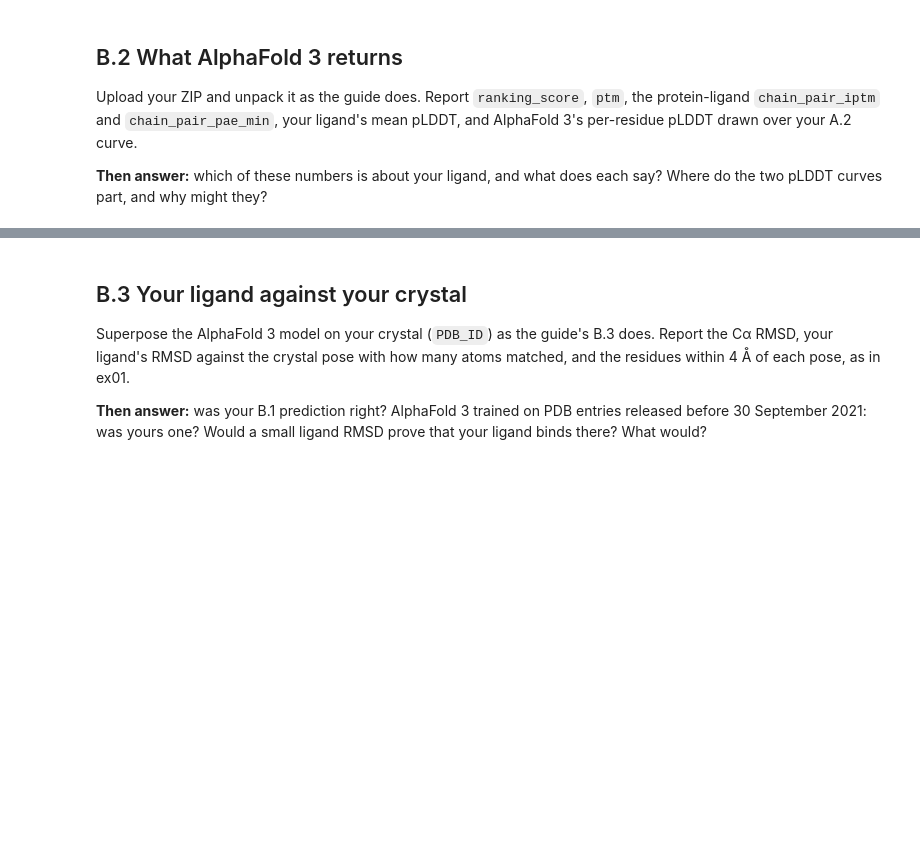
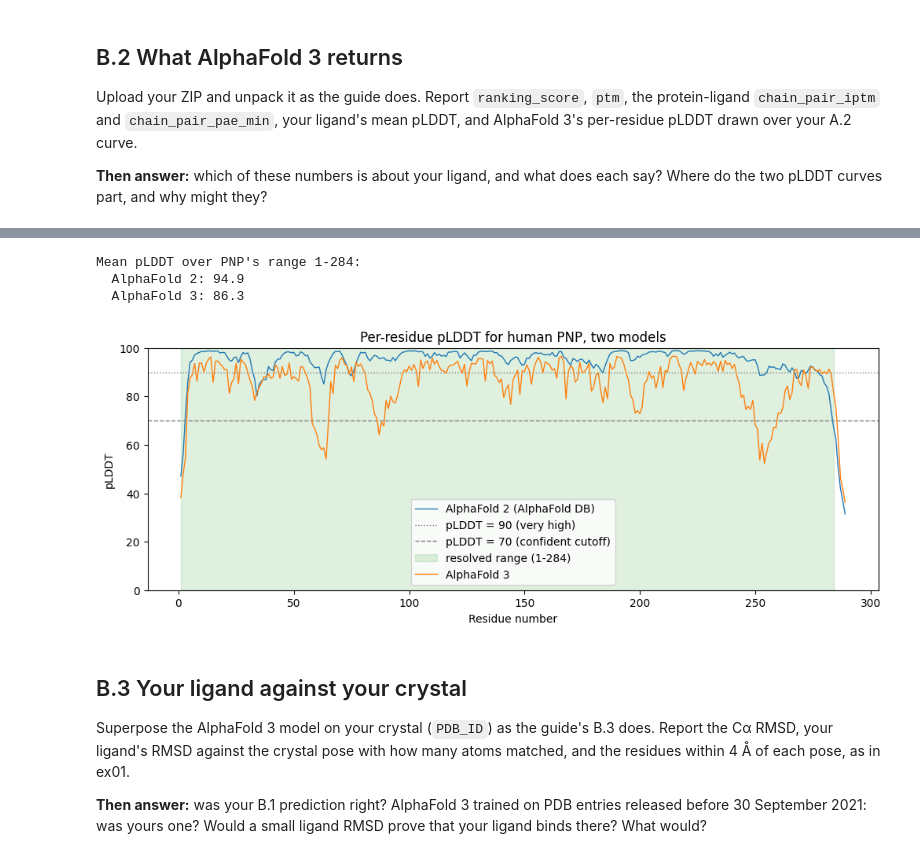
Before and after one commit to Michel-99/my-repo, a Jupyter notebook: ex02/ex02_workbook.ipynb, the cells around one changed output, grey strips where cells are left out. Drawn from its saved outputs; the diff is of its cells as text; code cells hidden in the pictures; blank space fills up the shorter version.

```diff
--- a/ex02/ex02_workbook.ipynb
+++ b/ex02/ex02_workbook.ipynb
@@ -179,3 +681,20 @@ do the two pLDDT curves part, and why might they?
+# %%
+# Let's re-run the comparison plot with the correct PNP crystal limits highlighted!
+print(f"Mean pLDDT over PNP's range {CRYSTAL_START}-{CRYSTAL_END}:")
+print(f"  AlphaFold 2: {confidence.loc[CRYSTAL_START:CRYSTAL_END]['pLDDT'].mean():.1f}")
+print(f"  AlphaFold 3: {af3_plddt.loc[CRYSTAL_START:CRYSTAL_END].mean():.1f}")
+
+ax = plot_plddt(confidence=confidence, highlight=(CRYSTAL_START, CRYSTAL_END),
+                label="AlphaFold 2 (AlphaFold DB)",
+                title="Per-residue pLDDT for human PNP, two models")
+ax.plot(af3_plddt.index, af3_plddt.values, color="tab:orange", lw=1, label="AlphaFold 3")
+ax.legend(loc="lower center")
+plt.show()
+# %% [output]
+Mean pLDDT over PNP's range 1-284:
+  AlphaFold 2: 94.9
+  AlphaFold 3: 86.3
+[figure, added]
 # %% [markdown]
 ## B.3 Your ligand against your crystal
 
```
Also changed, not shown: parts of 19 cells of this notebook.
